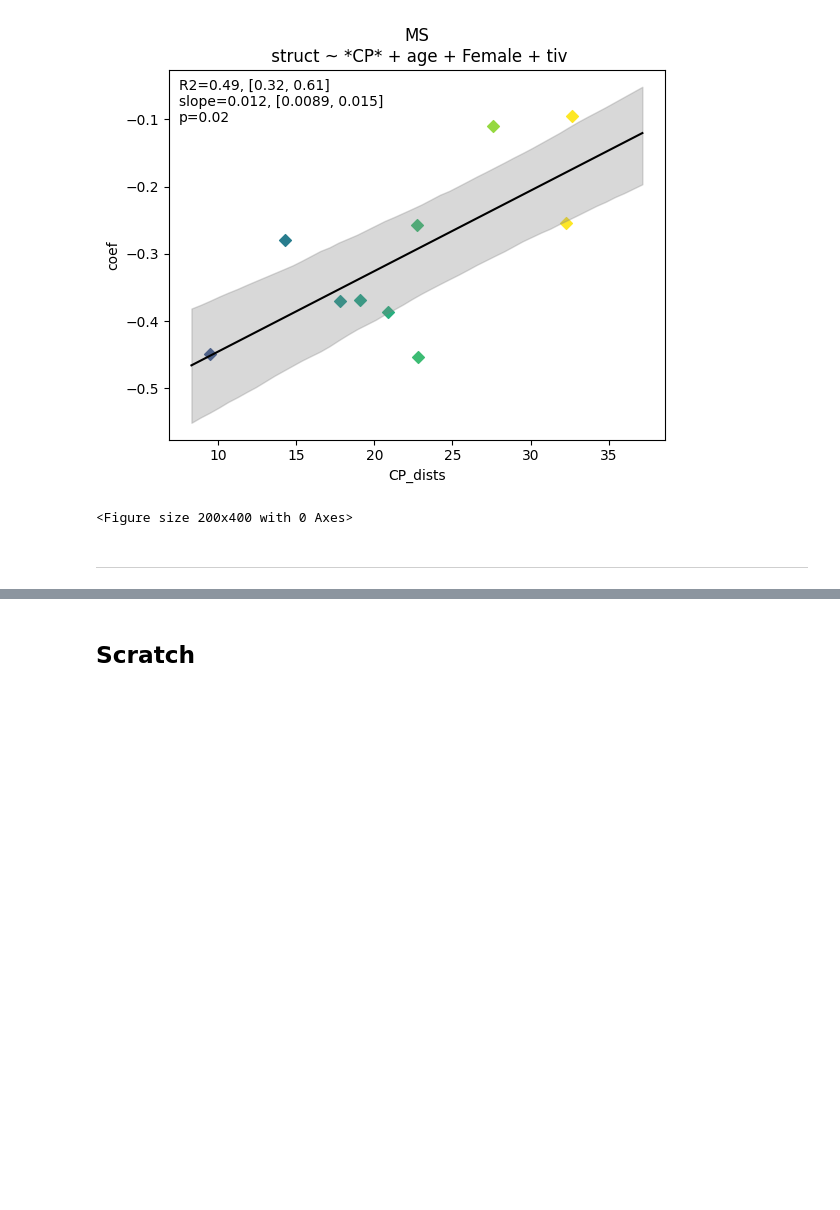
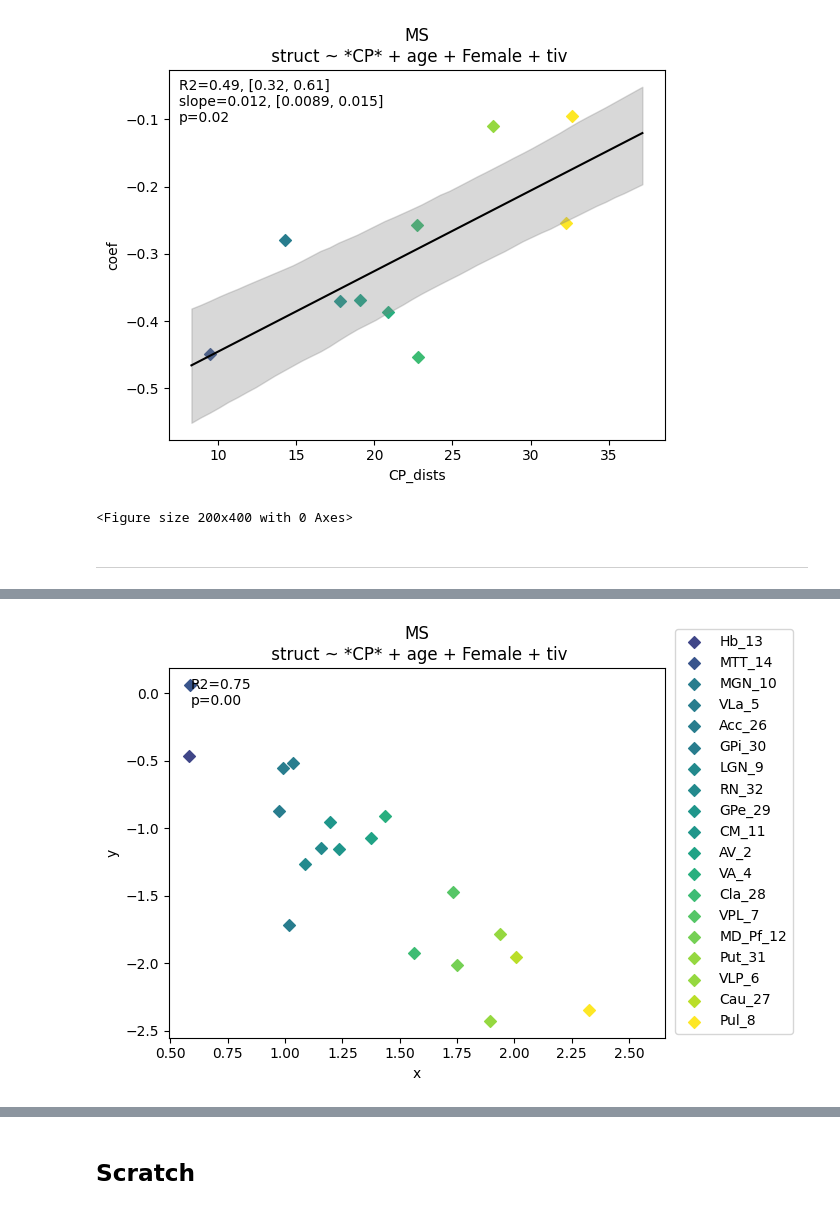
Before and after one commit to srs328/ms_mri, a Jupyter notebook: analysis/thalamus/results/5-CP_distance_gradient.ipynb, the cells around one changed output, grey strips where cells are left out. Cells and saved outputs as stored; diff of their text form; code cells hidden in the pictures; blank space fills up the shorter version.

```diff
--- a/analysis/thalamus/results/5-CP_distance_gradient.ipynb
+++ b/analysis/thalamus/results/5-CP_distance_gradient.ipynb
@@ -1037,0 +1167,85 @@ if save:
+# %%
+def signed_log(x):
+    return np.sign(x) * np.log10(np.abs(x) + 1)
+# %%
+save = False
+show = True
+sig_only = False
+save_stem = "CP_betas_vs_CP_dists"
+
+structs = hips_thomas_ref[thalamic_nuclei + deep_grey]
+# structs = structs[~structs.isin(["Pul_8", "Cau_27", "Put_31"])]
+# model_data = data_ms_z
+model_data = data_orig[MS_patients]
+model_data = zscore(model_data, skip_vars=structs)
+# model_data = zscore(model_data)
+
+covariates = ["age", "Female", "tiv"]
+covariates_str = " + ".join(covariates)
+# structs = hips_thomas_ref[thalamic_nuclei]
+
+predictor = ["CP", "LV_log", "CCR2_log"]
+
+_, results, formulas = regutils.run_regressions(
+    model_data,
+    structs,
+    predictor,
+    covariates,
+    robust_cov="nonrobust"
+)
+
+var_to_plot = "CP"
+data = results[var_to_plot]
+data.set_index(hips_thomas_invref[structs], inplace=True)
+data.insert(1, "struct", hips_thomas_ref)
+
+data["CP_dists"] = mean_choroid_dists
+data['viewfactors'] = mni_viewfactors
+data['viewfactors_log'] = np.log(mni_viewfactors)
+data['viewfactors_norm'] = mni_viewfactors_norm
+data['coef_log'] = np.log1p(data['coef'] - data['coef'].min())
+data['mni_ventricle'] = mni_ventricle_dists
+
+
+dist_measure = "viewfactors"
+# data['x'] = np.arcsinh(data[dist_measure])
+# data['y'] = np.arcsinh(data['coef'])
+data['x'] = signed_log(data[dist_measure])
+data['y'] = signed_log(data['coef'])
+
+fig, axes = plt.subplots()
+axs = axes
+_, _, plot_data, linregress_result = plot_xordered_data(
+    data,
+    "x",
+    "y",
+    "struct",
+    fit_line=False,
+    title=f"MS\n struct ~ *{var_to_plot}* + {covariates_str}",
+    axes=axs,
+    fig=fig,
+    legend=True,
+    loc=(0.9, 0.0001),
+    fdr=False,
+    bbox_to_anchor=(1.02, 0.01),
+    sig_only=sig_only,
+    indicate_sig=False,
+    legend_fontsize=10
+)
+plt.show()
+
+if save:
+    save_path = fig_path / f"{save_stem}.png"
+    # # Extract the legend
+    legend = axs.get_legend()
+    legend.remove()  # Remove it from the main plot
+
+    fig_legend = plt.figure(figsize=(2, 4))  # Adjust size as needed
+    fig_legend.legend(handles=legend.legend_handles, labels=[t.get_text() for t in legend.get_texts()],
+                    loc='center', frameon=False)
+    fig_legend.savefig(fig_path / f"{save_stem}_legend.png", bbox_inches='tight', dpi=300)
+
+    # Save the main plot without legend
+    fig.savefig(fig_path / f"{save_stem}.png", bbox_inches='tight', dpi=300)
+# %% [output]
+[figure, added]
```
Also changed, not shown: parts of 9 cells of this notebook, 9 other files.
